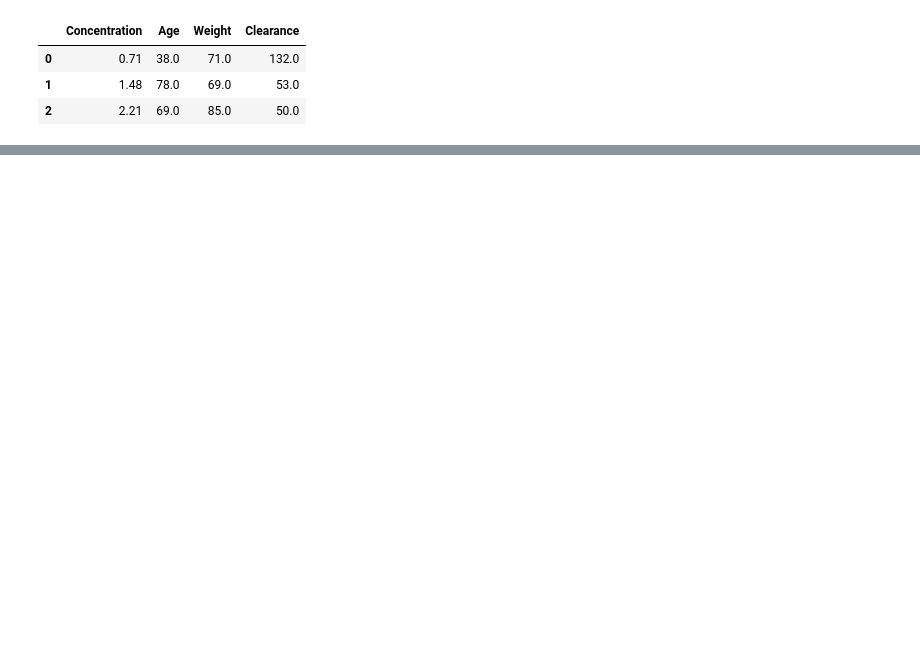
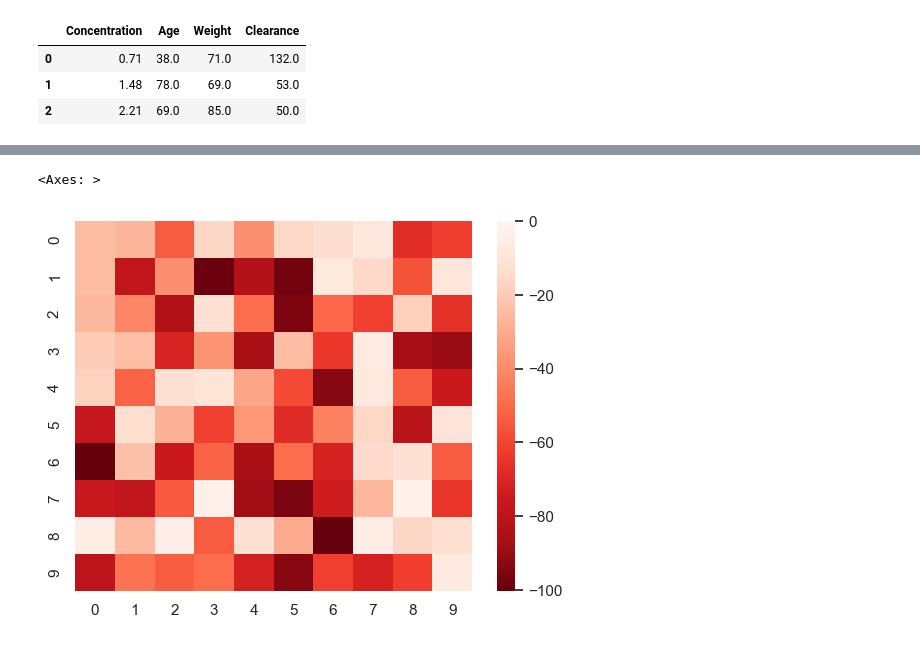
Before and after one commit to akseldkw07/kretsinger, a Jupyter notebook: columbia/STAT4205/hw3.ipynb, the cells around one changed output, grey strips where cells are left out. Cells and saved outputs as stored; diff of their text form; code cells hidden in the pictures; blank space fills up the shorter version.

```diff
--- a/columbia/STAT4205/hw3.ipynb
+++ b/columbia/STAT4205/hw3.ipynb
@@ -34,0 +126,13 @@ fig
+# %%
+data_negative = -np.random.rand(10, 10) * 100 - 1  # Data ranging e.g. from -5 to 95
+df_neg = pd.DataFrame(data_negative)
+# %%
+sns.heatmap(
+    data_negative,
+    cmap="Reds_r",  # Reversed Reds: Dark red for values near min, lighter red towards 0
+    vmin=data_negative.min(),  # Maps min to 0.0 of colormap
+    vmax=0.0,
+)
+# %% [output]
+<Axes: >
+[figure, added]
```
Also changed, not shown: parts of 27 cells of this notebook, 8 other files.
